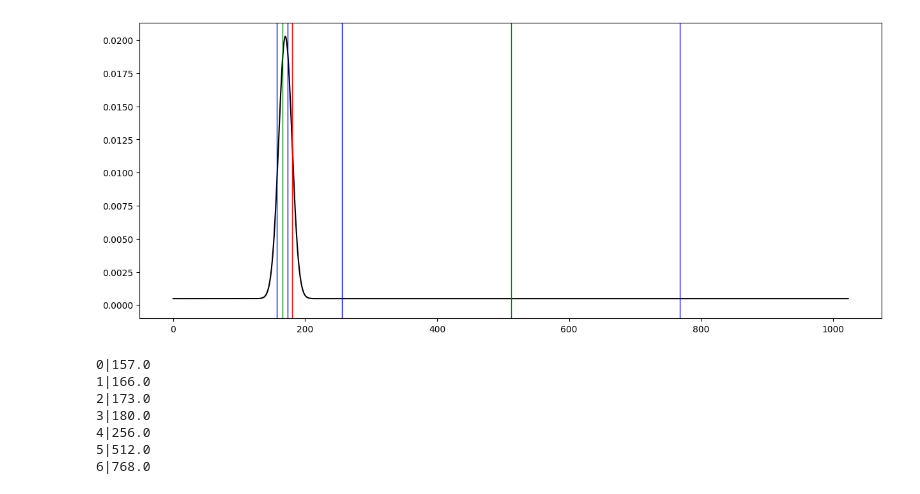
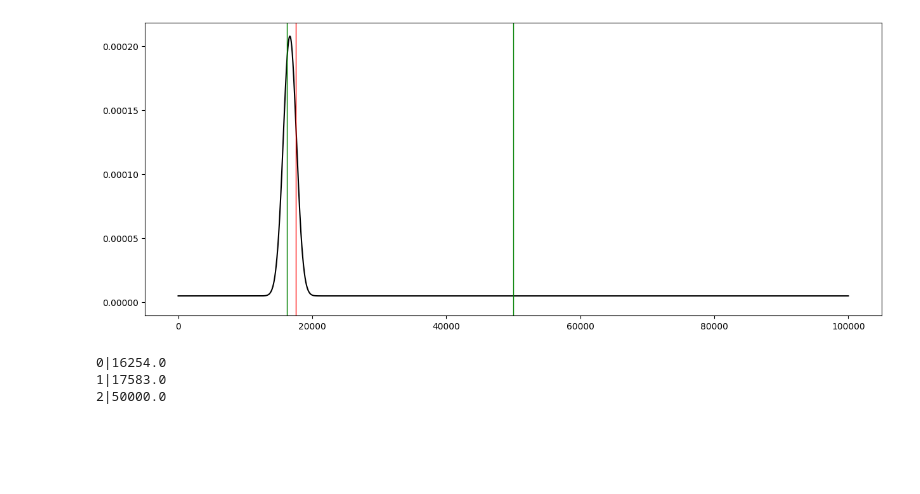
Before and after one commit to elcosas/SPAD_Regression_Research, a Jupyter notebook: Simulator.ipynb, the cells around one changed output. Saved outputs shown, nothing was run; the diff lists cells and outputs as text; code cells hidden in the pictures; blank space fills up the shorter version.

```diff
--- a/Simulator.ipynb
+++ b/Simulator.ipynb
@@ -47,7 +47,7 @@ c = 3e8 # Speed of light in m/s
 # d-ToF SPAD Laser properties
 T = 100*1e-9 # Laser time period in s
 FWHM = 2.317925*1e-9 # Full width half maximum of the laser pulse (Controls the pulse width)
-N_tbins = 1024 # Resolution of the laser pulse
+N_tbins = 100000 # Resolution of the laser pulse
 N_cycles = 1
 
 
@@ -57,7 +57,7 @@ bin_size = T*1.0/N_tbins
 sigma = FWHM/(2.355*bin_size)
 
 # Number of bins in equi-depth-histogram
-N_edh_bins = 8
+N_edh_bins = 4
 
 ################################################################################
 
@@ -76,34 +76,34 @@ tof =  2*gt_depth/c
 pulse = np.zeros(N_tbins)
 mu = int(tof/bin_size)
 pulse[mu] = 1
 
 x = np.linspace(0,N_tbins-1,N_tbins)
 # NOTE: sigma and mu have units (number of bins)
 
 # Generating the time shifted laser pulse
 tr = (np.exp(-((x - mu)**2)/(2*sigma**2)))/(sigma*np.sqrt(2*np.pi))
 tr = np.divide(tr,np.sum(tr, keepdims=True))
 
 # Scaling the returned laser pulse based on albedo and distance fall off
 norm_alpha = 0.5 # Normalized albedo at the scene point
 
 tr = norm_alpha*tr/(gt_depth**2)
 tr = np.divide(tr,np.sum(tr, keepdims=True))
 
 # Adding ambient number of photons
 tr2 = tr*alpha_sig + alpha_bg/N_tbins
 
 
 fig, ax = plt.subplots(figsize = (15,6))
 
 
 ax.plot(tr2*N_cycles, '-k', label = "GT transient")
 ax.plot(tr2*0, '-w')
 gt_edh_bins = oracle_edh(tr2, N_edh_bins)
 plot_eqbins(gt_edh_bins, ax)
 plt.show()
 # %% [output]
-[figure, old version]
+[figure, new version]
 # %%
 # Save generated boundaries & transients
 for i, data in enumerate(gt_edh_bins):
@@ -112,10 +112,6 @@ for i, data in enumerate(gt_edh_bins):
 np.save('./dataset/gen_bounds.npy', gt_edh_bins[np.newaxis, :])
 np.save('./dataset/gen_trans.npy', (tr2*N_cycles)[np.newaxis, :])
 # %% [output]
-0|157.0
-1|166.0
-2|173.0
-3|180.0
-4|256.0
-5|512.0
-6|768.0
+0|16254.0
+1|17583.0
+2|50000.0
```
Also changed, not shown: 7 other files.
